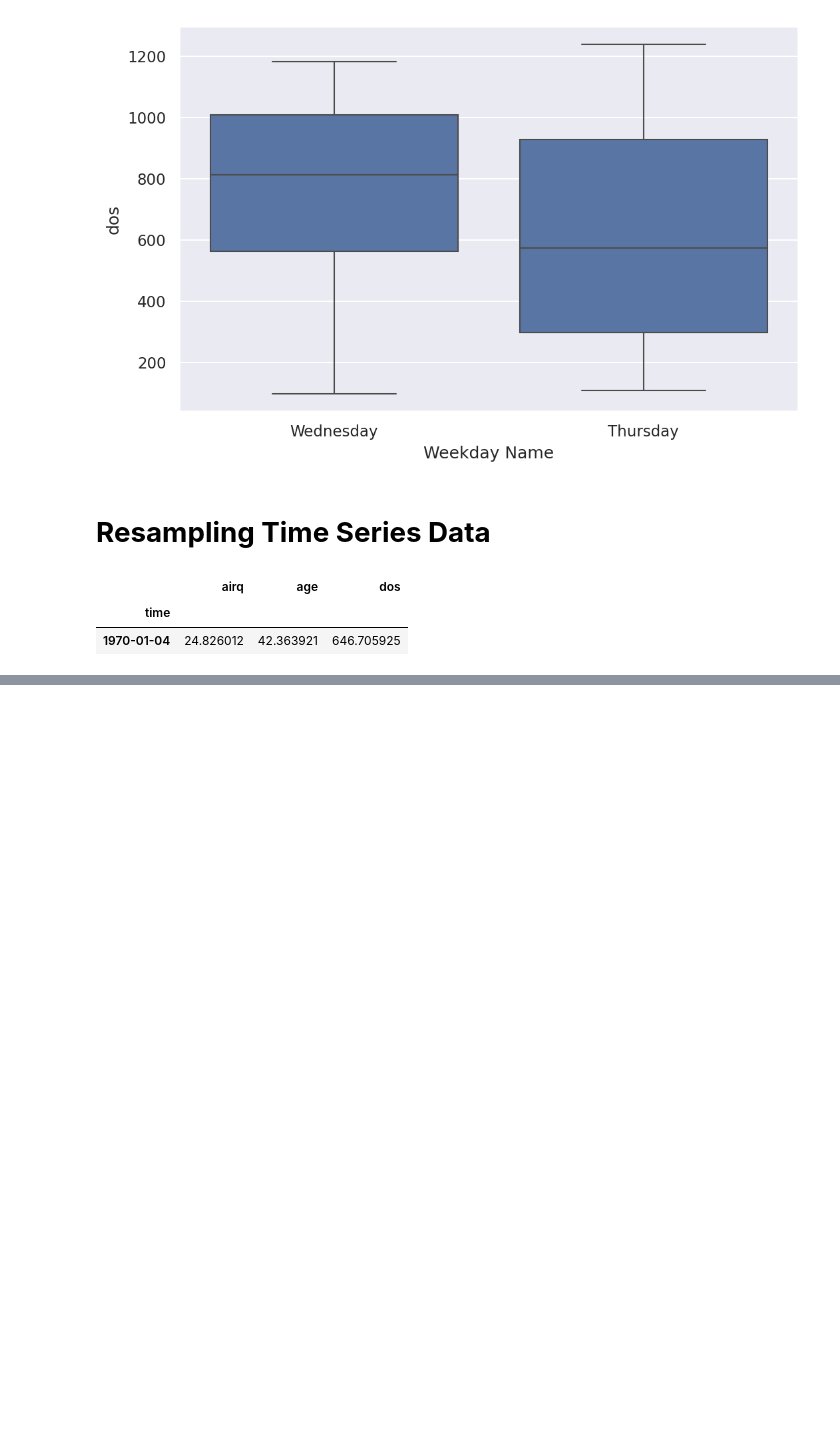
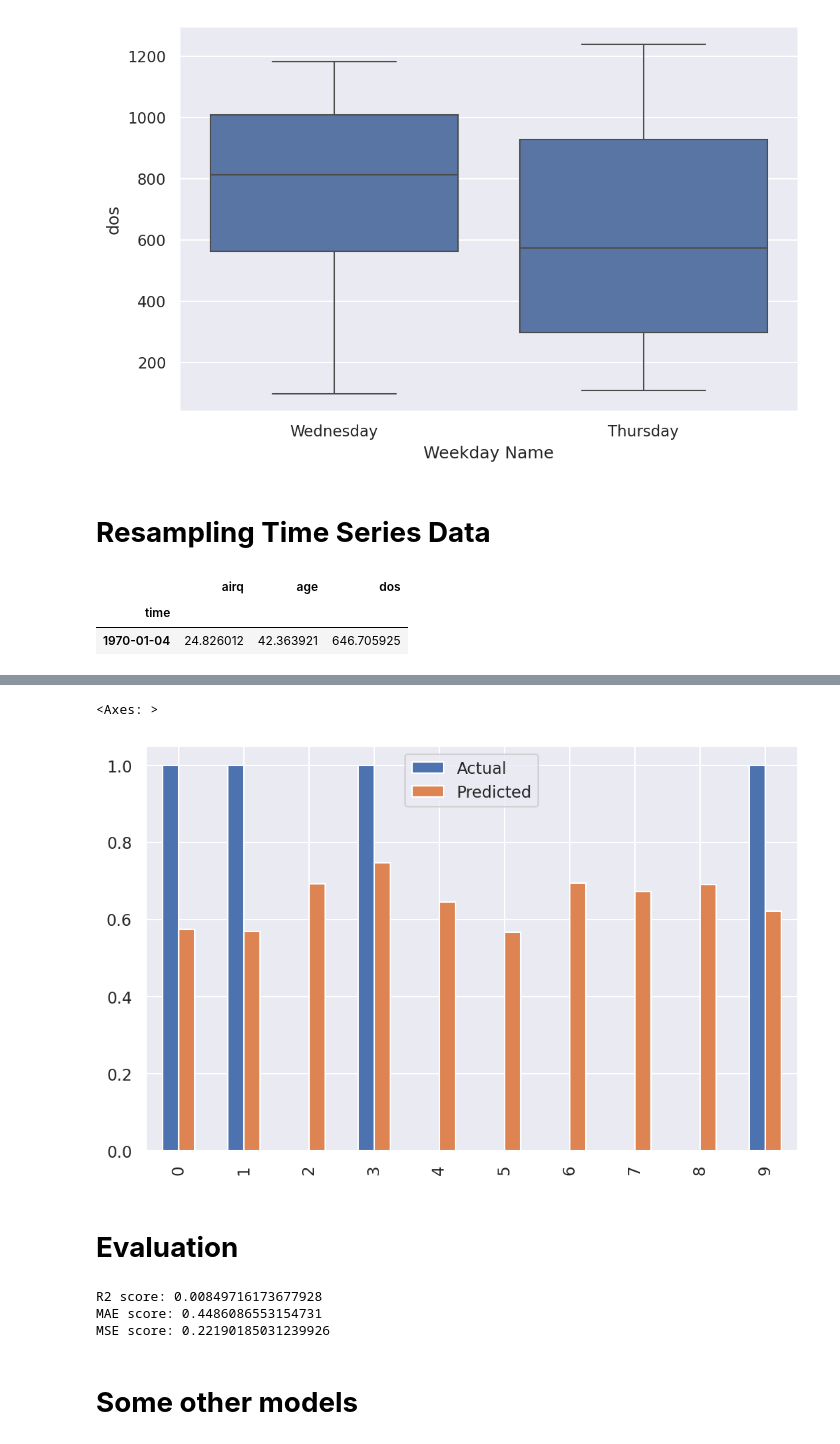
Before and after one commit to anjli1810/Exploratory_Data_Analysis, a Jupyter notebook: 21BDS0069.ipynb, the cells around one changed output, grey strips where cells are left out. Drawn from its saved outputs; the diff is of its cells as text; code cells hidden in the pictures; blank space fills up the shorter version.

```diff
--- a/21BDS0069.ipynb
+++ b/21BDS0069.ipynb
@@ -769,0 +887,4 @@ weekly_mean
+# %%
+y_test = le.fit_transform(y_test)
+#Anjali Srivastava
+#21BDS0069
@@ -769,0 +893,6 @@ weekly_mean
+# %%
+# Build Simple Linear Regression Model
+model = LinearRegression()
+model.fit(X_train, y_train)
+#Anjali Srivastava
+#21BDS0069
@@ -769,0 +903,13 @@ weekly_mean
+# %%
+# Predictions
+y_pred = model.predict(X_test)
+#Anjali Srivastava
+#21BDS0069
+# %%
+#Before that, let's predict the y values with our model and evaluate it more. And a target variables DataFrame is also built:
+# a data frame with actual and predicted values of y
+evaluate = pd.DataFrame({'Actual': y_test.flatten(),
+'Predicted': y_pred.flatten()})
+evaluate.head(10)
+#Anjali Srivastava
+#21BDS0069
@@ -769,0 +928,28 @@ weekly_mean
+# %%
+#The preceding screenshot shows the difference between the actual values and the predicted values. We can see them if we plot them:
+evaluate.head(10).plot(kind = 'bar')
+#Anjali Srivastava
+#21BDS0069
+# %% [output]
+<Axes: >
+[figure, added]
+# %% [markdown]
+# **Evaluation**
+# %%
+#Computing accuracy
+#Anjali Srivastava
+#21BDS0069
+# Scoring the model
+from sklearn.metrics import r2_score, mean_squared_error, mean_absolute_error
+# R2 Score
+print(f"R2 score: {r2_score(y_test, y_pred)}")
+# Mean Absolute Error (MAE)
+print(f"MAE score: {mean_absolute_error(y_test, y_pred)}")
+# Mean Squared Error (MSE)
+print(f"MSE score: {mean_squared_error(y_test, y_pred)}")
+# %% [output]
+R2 score: 0.00849716173677928
+MAE score: 0.4486086553154731
+MSE score: 0.22190185031239926
+# %% [markdown]
+# **Some other models**
```
Also changed, not shown: parts of 32 cells of this notebook.
